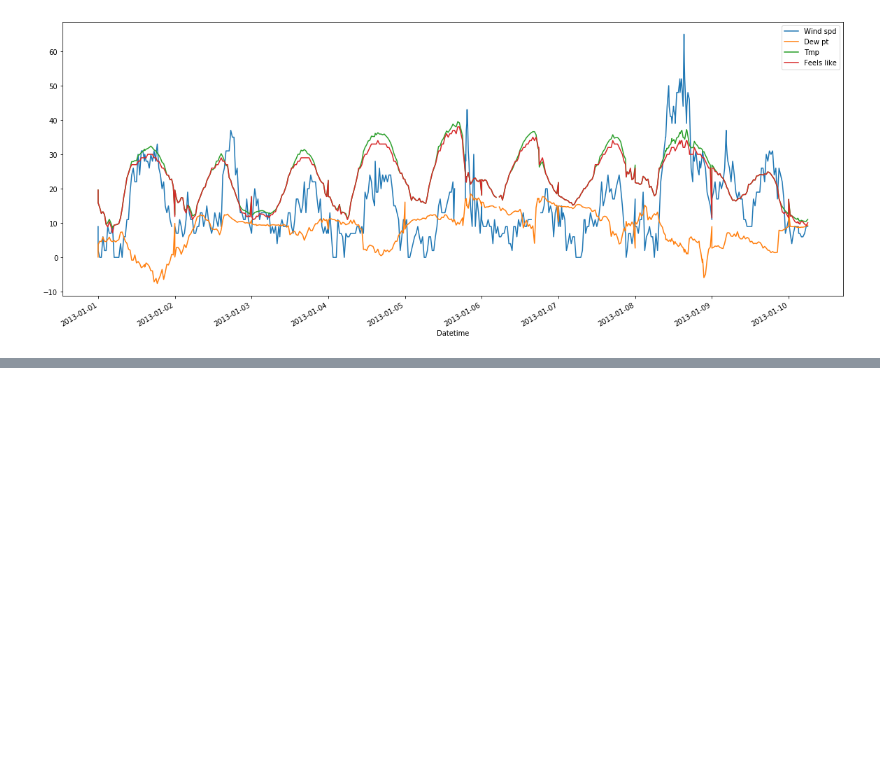
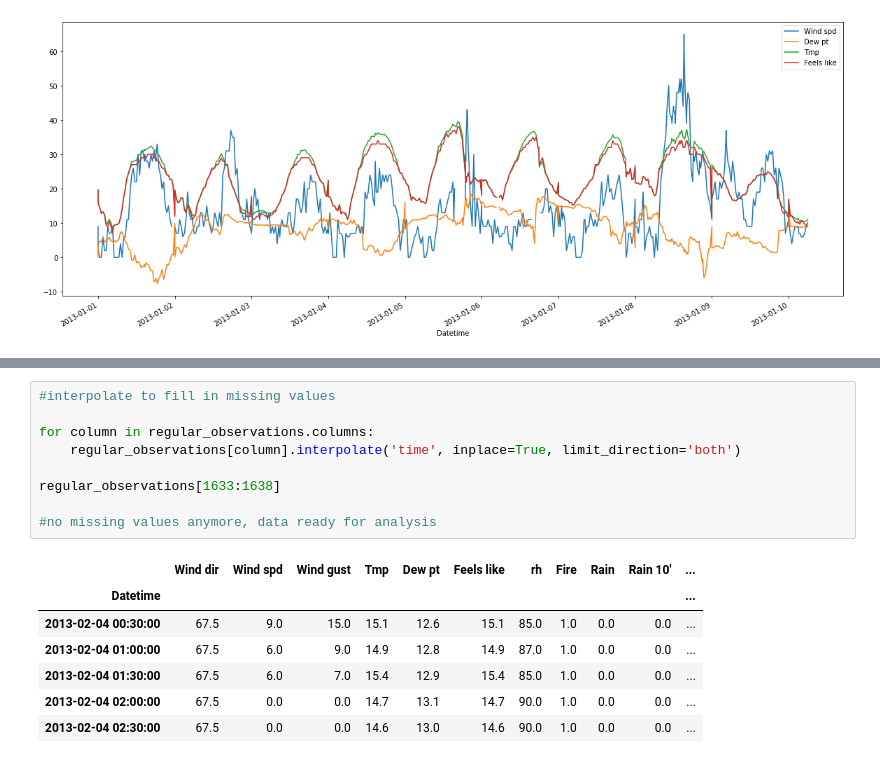
Before and after one commit to Brokenscooter/MessyData, a Jupyter notebook: Messy Data.ipynb, the cells around one changed output, grey strips where cells are left out. Drawn from its saved outputs; the diff is of its cells as text; blank space fills up the shorter version.

```diff
--- a/Messy Data.ipynb
+++ b/Messy Data.ipynb
@@ -85,0 +97,17 @@ indexed_weather_observations[['Wind spd','Dew pt', 'Tmp', 'Feels like']][:500].p
+# %%
+#interpolate to fill in missing values
+
+for column in regular_observations.columns:
+    regular_observations[column].interpolate('time', inplace=True, limit_direction='both')
+
+regular_observations[1633:1638]
+
+#no missing values anymore, data ready for analysis
+# %% [output]
+|  | Wind dir | Wind spd | Wind gust | Tmp | Dew pt | Feels like | rh | Fire | Rain | Rain 10' | ... |
+| Datetime |  |  |  |  |  |  |  |  |  |  | ... |
+| 2013-02-04 00:30:00 | 67.5 | 9.0 | 15.0 | 15.1 | 12.6 | 15.1 | 85.0 | 1.0 | 0.0 | 0.0 | ... |
+| 2013-02-04 01:00:00 | 67.5 | 6.0 | 9.0 | 14.9 | 12.8 | 14.9 | 87.0 | 1.0 | 0.0 | 0.0 | ... |
+| 2013-02-04 01:30:00 | 67.5 | 6.0 | 7.0 | 15.4 | 12.9 | 15.4 | 85.0 | 1.0 | 0.0 | 0.0 | ... |
+| 2013-02-04 02:00:00 | 67.5 | 0.0 | 0.0 | 14.7 | 13.1 | 14.7 | 90.0 | 1.0 | 0.0 | 0.0 | ... |
+| 2013-02-04 02:30:00 | 67.5 | 0.0 | 0.0 | 14.6 | 13.0 | 14.6 | 90.0 | 1.0 | 0.0 | 0.0 | ... |
```
Also changed, not shown: parts of 3 cells of this notebook.
